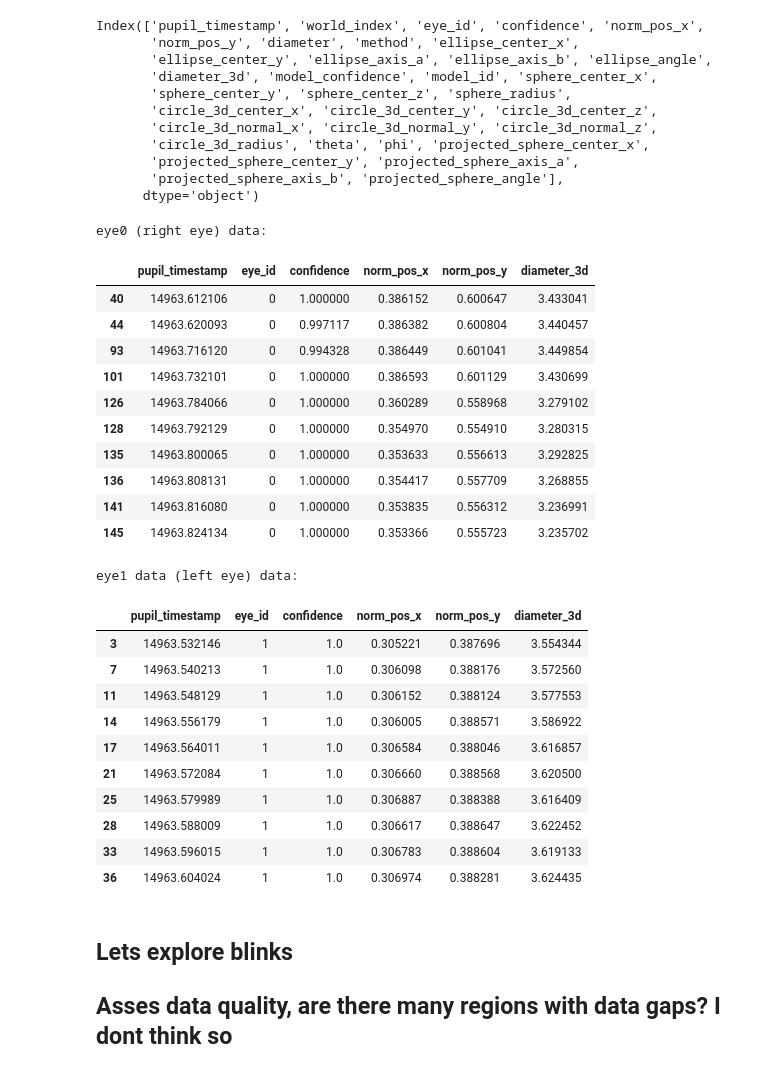
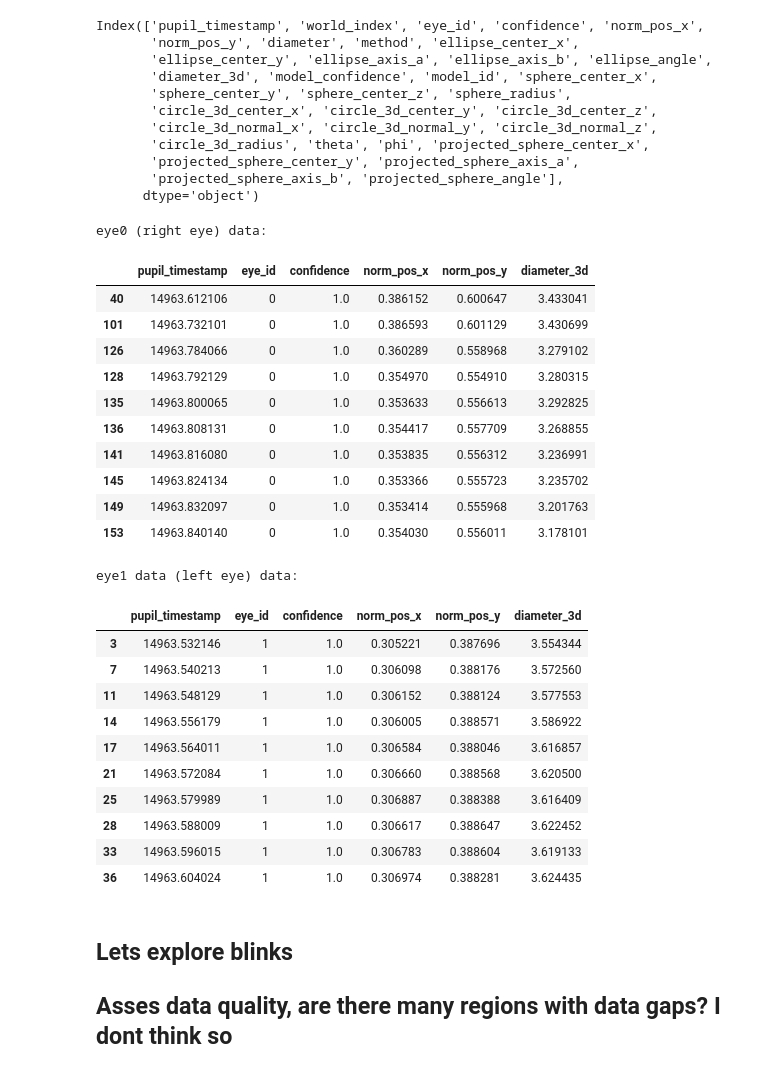
Before and after one commit to Rockyneuron/pupil_labs_analysis, a Jupyter notebook: analysis/pupillometry_analysis_2.ipynb, the cells around one changed output. Cells and saved outputs as stored; diff of their text form; code cells hidden in the pictures.

```diff
--- a/analysis/pupillometry_analysis_2.ipynb
+++ b/analysis/pupillometry_analysis_2.ipynb
@@ -74,48 +76,48 @@ Index(['pupil_timestamp', 'world_index', 'eye_id', 'confidence', 'norm_pos_x',
 # %%
 from IPython.display import display
 
-confidence_thr=0.99
+confidence_thr=1
 
 # filter for 3d data
 detector_3d_data = pupil_pd_frame[pupil_pd_frame.method == 'pye3d 0.3.0 real-time']
 
 # skip first 5 seconds to allow for the 3D model to converge
 # pupil_left_eye=detector_3d_data.loc[(pupil_pd_frame['eye_id']==1) & (pupil_pd_frame['confidence']>0.99), ['diameter','pupil_timestamp']]
 # pupil_right_eye=detector_3d_data.loc[(pupil_pd_frame['eye_id']==0) & (pupil_pd_frame['confidence']>0.99), ['diameter','pupil_timestamp']]
 
-pupil_left_eye=detector_3d_data.loc[(pupil_pd_frame['eye_id']==1) & (pupil_pd_frame['confidence']>confidence_thr)]
-pupil_right_eye=detector_3d_data.loc[(pupil_pd_frame['eye_id']==0) & (pupil_pd_frame['confidence']>confidence_thr)]
+pupil_left_eye=detector_3d_data.loc[(pupil_pd_frame['eye_id']==1) & (pupil_pd_frame['confidence']>=confidence_thr)]
+pupil_right_eye=detector_3d_data.loc[(pupil_pd_frame['eye_id']==0) & (pupil_pd_frame['confidence']>=confidence_thr)]
 blinks_left_eye=detector_3d_data.loc[(pupil_pd_frame['eye_id']==1) & (pupil_pd_frame['confidence']< confidence_thr)]
 blinks_right_eye=detector_3d_data.loc[(pupil_pd_frame['eye_id']==0) & (pupil_pd_frame['confidence']< confidence_thr)]
 
 
 filter_events=annotations_pd['label'].str.contains('Asset') | annotations_pd['label'].str.contains('Control') | annotations_pd['label'].str.contains('Surprise')
 filter_assets=annotations_pd['label'].str.contains('Asset')
 
 filter_events_surprise= annotations_pd['label'].str.contains('Surprise')
 filter_events_blank= annotations_pd['label'].str.contains('blank')
 
 
 # pd.options.display.float_format = '{:.3f}'.format
 
 print("eye0 (right eye) data:")
 display(pupil_right_eye[['pupil_timestamp', 'eye_id', 'confidence', 'norm_pos_x', 'norm_pos_y', 'diameter_3d']].head(10))
 
 print("eye1 data (left eye) data:")
 display(pupil_left_eye[['pupil_timestamp', 'eye_id', 'confidence', 'norm_pos_x', 'norm_pos_y', 'diameter_3d']].head(10))
 # %% [output]
 eye0 (right eye) data:
 |  | pupil_timestamp | eye_id | confidence | norm_pos_x | norm_pos_y | diameter_3d |
-| 40 | 14963.612106 | 0 | 1.000000 | 0.386152 | 0.600647 | 3.433041 |
-| 44 | 14963.620093 | 0 | 0.997117 | 0.386382 | 0.600804 | 3.440457 |
-| 93 | 14963.716120 | 0 | 0.994328 | 0.386449 | 0.601041 | 3.449854 |
-| 101 | 14963.732101 | 0 | 1.000000 | 0.386593 | 0.601129 | 3.430699 |
-| 126 | 14963.784066 | 0 | 1.000000 | 0.360289 | 0.558968 | 3.279102 |
-| 128 | 14963.792129 | 0 | 1.000000 | 0.354970 | 0.554910 | 3.280315 |
-| 135 | 14963.800065 | 0 | 1.000000 | 0.353633 | 0.556613 | 3.292825 |
-| 136 | 14963.808131 | 0 | 1.000000 | 0.354417 | 0.557709 | 3.268855 |
-| 141 | 14963.816080 | 0 | 1.000000 | 0.353835 | 0.556312 | 3.236991 |
-| 145 | 14963.824134 | 0 | 1.000000 | 0.353366 | 0.555723 | 3.235702 |
+| 40 | 14963.612106 | 0 | 1.0 | 0.386152 | 0.600647 | 3.433041 |
+| 101 | 14963.732101 | 0 | 1.0 | 0.386593 | 0.601129 | 3.430699 |
+| 126 | 14963.784066 | 0 | 1.0 | 0.360289 | 0.558968 | 3.279102 |
+| 128 | 14963.792129 | 0 | 1.0 | 0.354970 | 0.554910 | 3.280315 |
+| 135 | 14963.800065 | 0 | 1.0 | 0.353633 | 0.556613 | 3.292825 |
+| 136 | 14963.808131 | 0 | 1.0 | 0.354417 | 0.557709 | 3.268855 |
+| 141 | 14963.816080 | 0 | 1.0 | 0.353835 | 0.556312 | 3.236991 |
+| 145 | 14963.824134 | 0 | 1.0 | 0.353366 | 0.555723 | 3.235702 |
+| 149 | 14963.832097 | 0 | 1.0 | 0.353414 | 0.555968 | 3.201763 |
+| 153 | 14963.840140 | 0 | 1.0 | 0.354030 | 0.556011 | 3.178101 |
 eye1 data (left eye) data:
 |  | pupil_timestamp | eye_id | confidence | norm_pos_x | norm_pos_y | diameter_3d |
 | 3 | 14963.532146 | 1 | 1.0 | 0.305221 | 0.387696 | 3.554344 |
```
Also changed, not shown: parts of 15 cells of this notebook, 1 other file.
